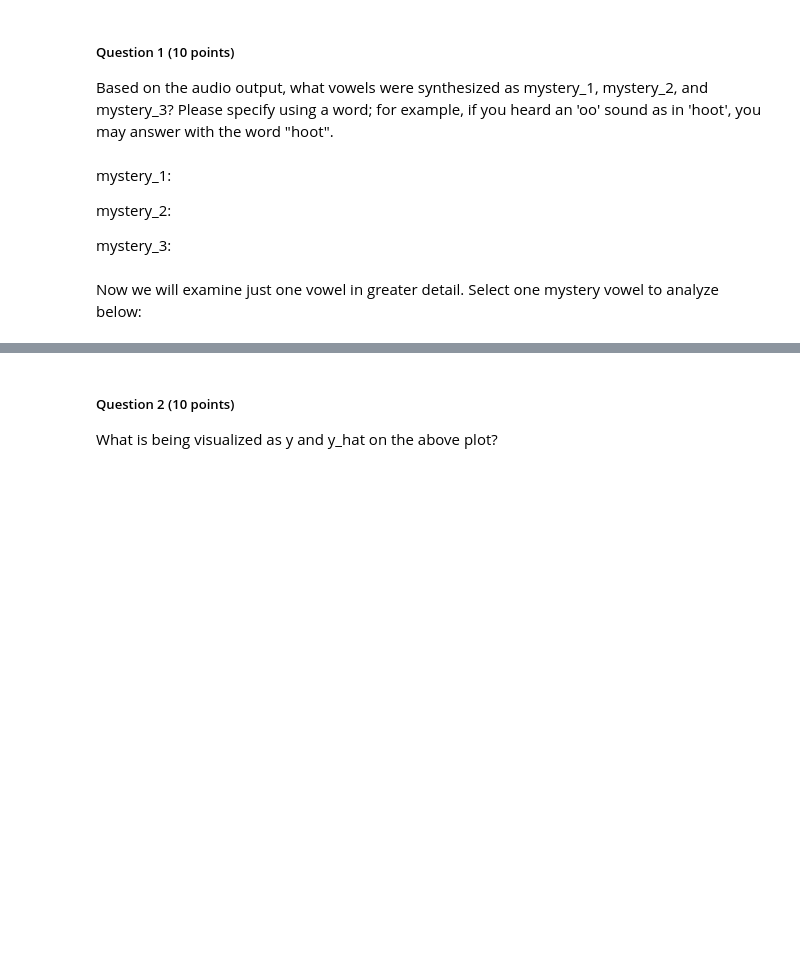
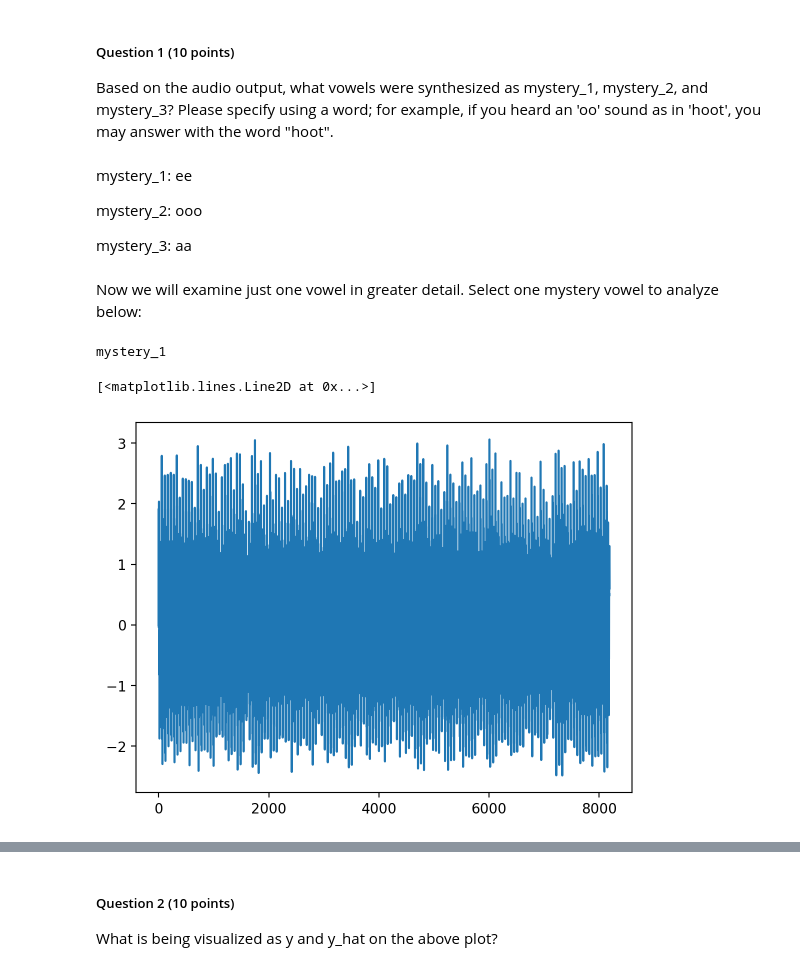
Before and after one commit to viviantran777/ML4Music-HW, a Jupyter notebook: Speech Formants with Linear Predictive Coding and Vocoder.ipynb, the cells around one changed output, grey strips where cells are left out. Cells and saved outputs as stored; diff of their text form; code cells hidden in the pictures; blank space fills up the shorter version.

```diff
--- a/Speech Formants with Linear Predictive Coding and Vocoder.ipynb
+++ b/Speech Formants with Linear Predictive Coding and Vocoder.ipynb
@@ -102,31 +114,35 @@ ipd.Audio(speech, rate=fs)
 Based on the audio output, what vowels were synthesized as mystery_1, mystery_2, and mystery_3?
 Please specify using a word; for example, if you heard an 'oo' sound as in 'hoot', you may answer with the word "hoot".
 # %% [markdown]
-mystery_1:
+mystery_1: ee
 
-mystery_2:
+mystery_2: ooo
 
-mystery_3:
+mystery_3: aa
 # %% [markdown]
 Now we will examine just one vowel in greater detail.
 Select one mystery vowel to analyze below:
 # %%
 %matplotlib inline
 
 ### Modify the line below:
-text = ['SELECT_ONE_MYSTERY_VOWEL']
+text = ['mystery_1']
 
 speech = np.zeros(1)
 for t in text:
     F = np.array(Fdict[t][0])
     Fb = np.array(Fdict[t][1])
     print(t)
 
     vow,B,A = voca(ex,F,Fb)
     speech = np.concatenate((speech,vow))
 
 speech = speech/np.std(speech)
 plt.plot(speech)
+# %% [output]
+mystery_1
+[<matplotlib.lines.Line2D at 0x...>]
+[figure, added]
 # %%
 # Plot the power spectral density (PSD)
 plt.psd(speech, 1024)
```
Also changed, not shown: parts of 20 cells of this notebook, 13 other files.
